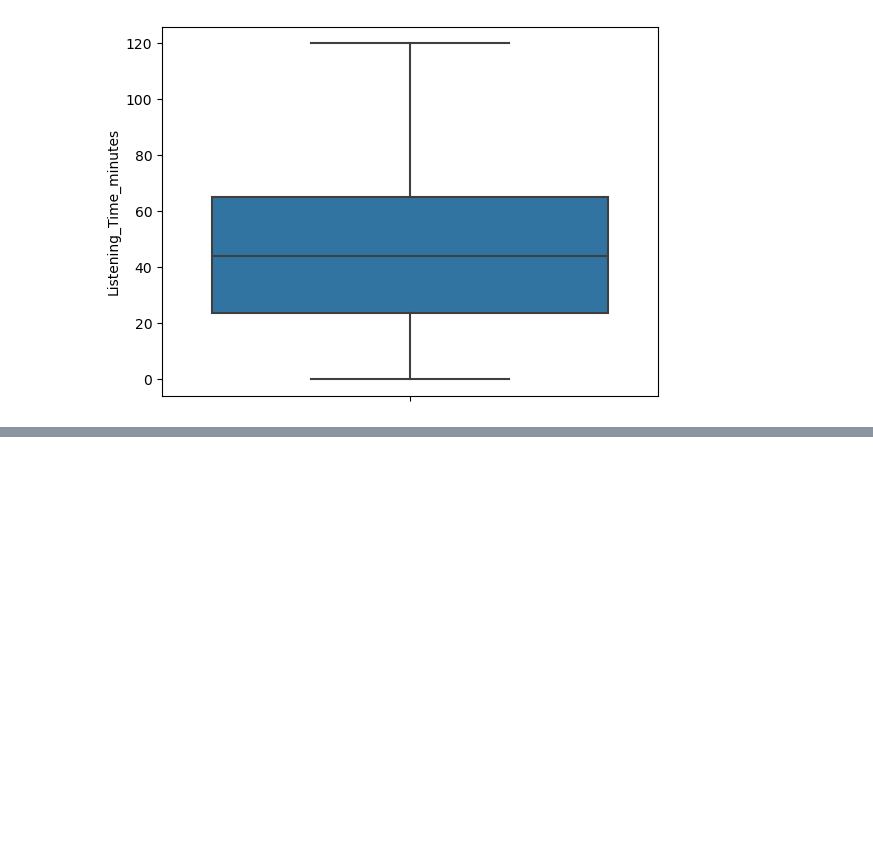
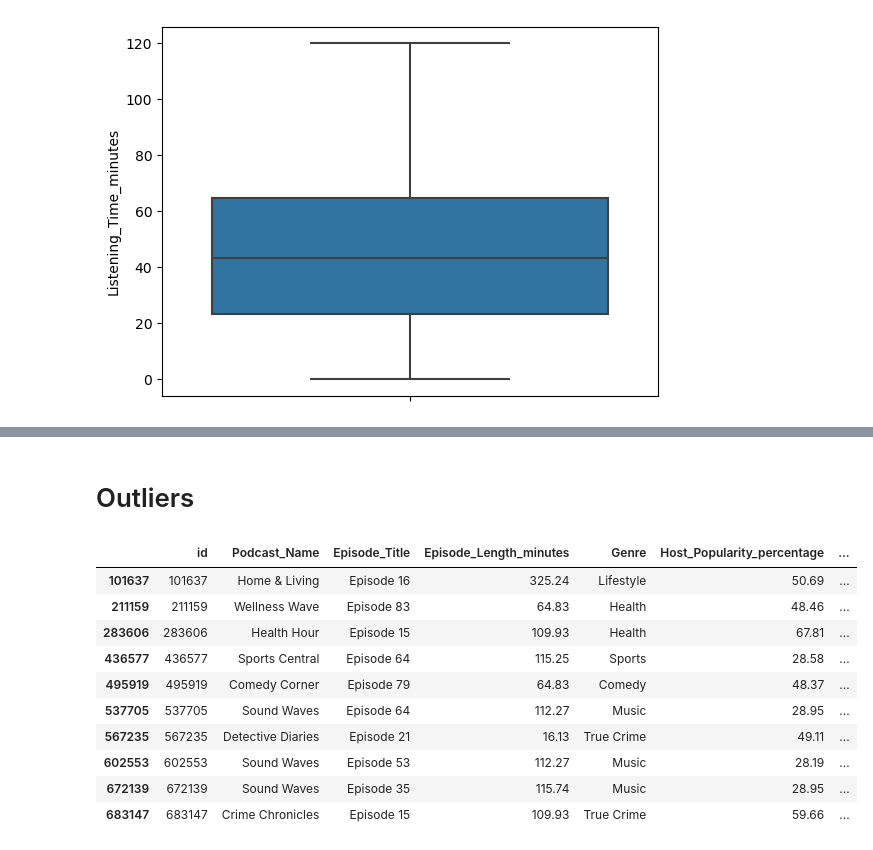
Before and after one commit to AlexeySporykhin/playground-series-s5e4, a Jupyter notebook: EDA.ipynb, the cells around one changed output, grey strips where cells are left out. Saved outputs shown, nothing was run; the diff lists cells and outputs as text; code cells hidden in the pictures; blank space fills up the shorter version.

```diff
--- a/EDA.ipynb
+++ b/EDA.ipynb
@@ -261,0 +297,18 @@ mice_data.plot_missing_pattern()
+# %% [markdown]
+# Outliers
+# %%
+outliers  = 'Episode_Length_minutes > 140 or Number_of_Ads > 3'
+# %%
+train.query(outliers)
+# %% [output]
+|  | id | Podcast_Name | Episode_Title | Episode_Length_minutes | Genre | Host_Popularity_percentage | ... |
+| 101637 | 101637 | Home & Living | Episode 16 | 325.24 | Lifestyle | 50.69 | ... |
+| 211159 | 211159 | Wellness Wave | Episode 83 | 64.83 | Health | 48.46 | ... |
+| 283606 | 283606 | Health Hour | Episode 15 | 109.93 | Health | 67.81 | ... |
+| 436577 | 436577 | Sports Central | Episode 64 | 115.25 | Sports | 28.58 | ... |
+| 495919 | 495919 | Comedy Corner | Episode 79 | 64.83 | Comedy | 48.37 | ... |
+| 537705 | 537705 | Sound Waves | Episode 64 | 112.27 | Music | 28.95 | ... |
+| 567235 | 567235 | Detective Diaries | Episode 21 | 16.13 | True Crime | 49.11 | ... |
+| 602553 | 602553 | Sound Waves | Episode 53 | 112.27 | Music | 28.19 | ... |
+| 672139 | 672139 | Sound Waves | Episode 35 | 115.74 | Music | 28.95 | ... |
+| 683147 | 683147 | Crime Chronicles | Episode 15 | 109.93 | True Crime | 59.66 | ... |
```
Also changed, not shown: parts of 28 cells of this notebook.
